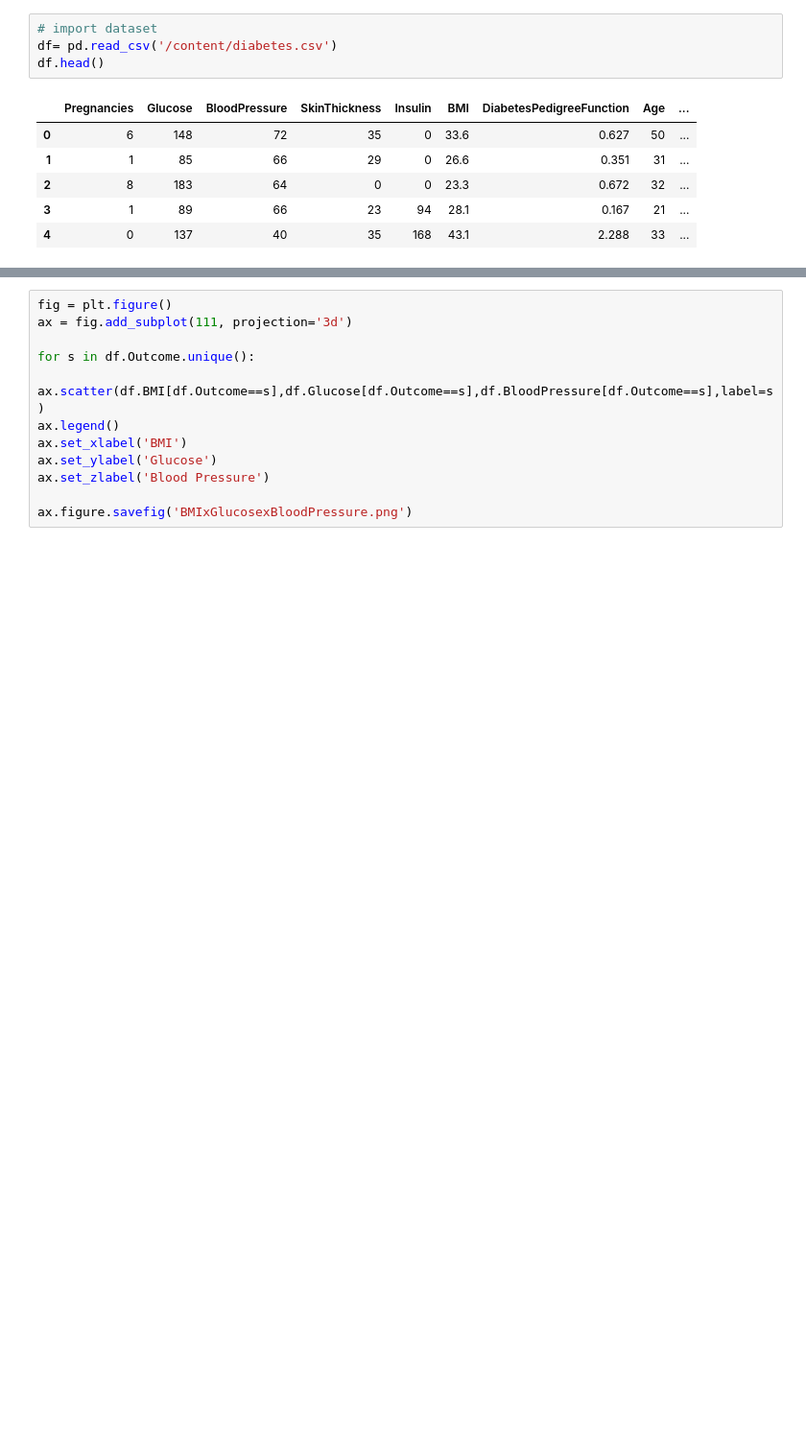
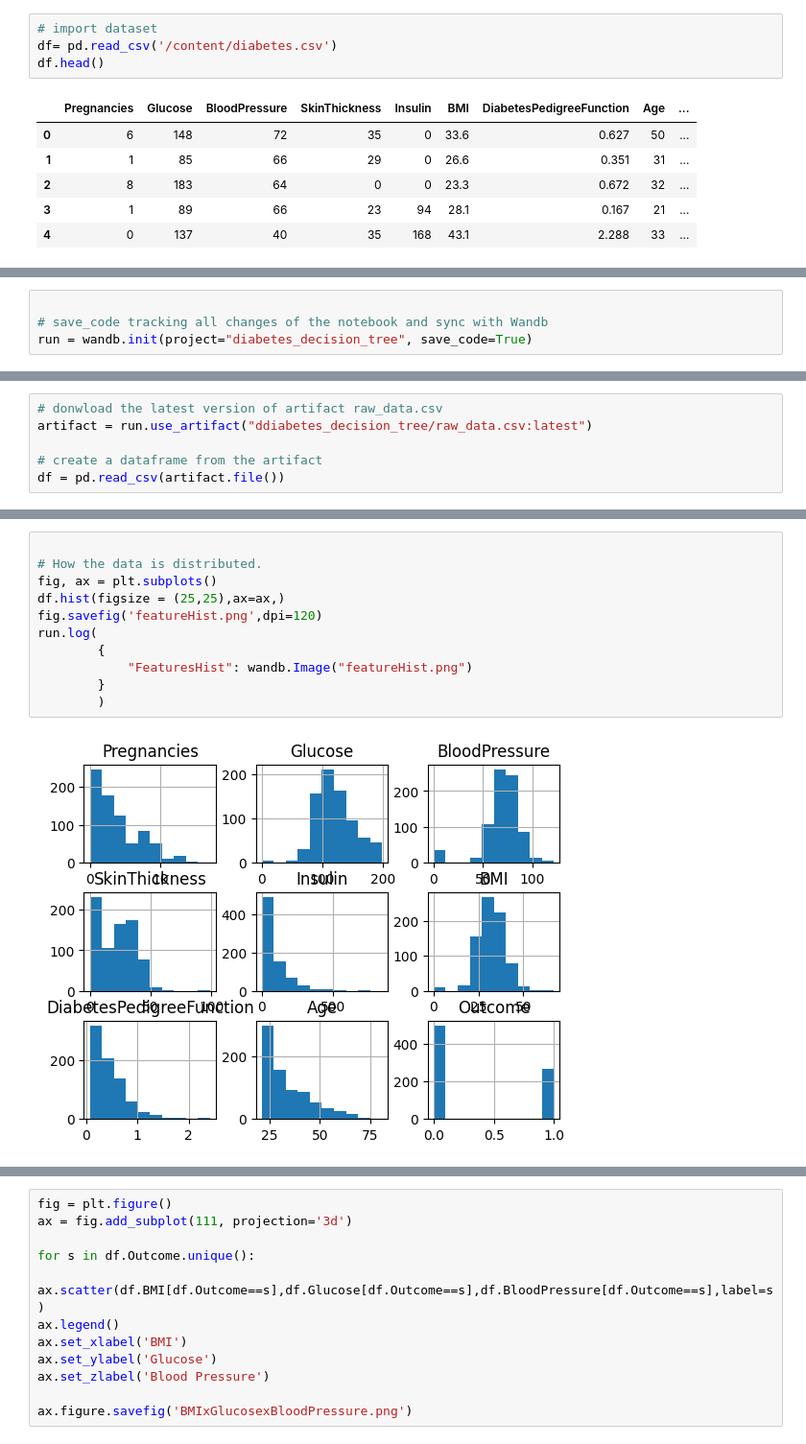
Before and after one commit to Kenicki/Kenicki, a Jupyter notebook: Diabetes_mlops_decision_tree.ipynb, the cells around one changed output, grey strips where cells are left out. Shown: that part at 96% size. Cells and saved outputs as stored; diff of their text form; blank space fills up the shorter version.

```diff
--- a/Diabetes_mlops_decision_tree.ipynb
+++ b/Diabetes_mlops_decision_tree.ipynb
@@ -24,0 +85,4 @@ df.head()
+# %%
+
+# save_code tracking all changes of the notebook and sync with Wandb
+run = wandb.init(project="diabetes_decision_tree", save_code=True)
@@ -25,2 +96,8 @@ df.head()
+# %%
+# donwload the latest version of artifact raw_data.csv
+artifact = run.use_artifact("ddiabetes_decision_tree/raw_data.csv:latest")
+
+# create a dataframe from the artifact
+df = pd.read_csv(artifact.file())
 # %%
 
@@ -108,3 +176,16 @@ sns.heatmap(cm, annot=True, cmap = 'viridis')
 # %% [output]
 <Axes: >
 [figure]
+# %%
+
+# How the data is distributed.
+fig, ax = plt.subplots()
+df.hist(figsize = (25,25),ax=ax,)
+fig.savefig('featureHist.png',dpi=120)
+run.log(
+        {
+            "FeaturesHist": wandb.Image("featureHist.png")
+        }
+        )
+# %% [output]
+[figure, added]
```
Also changed, not shown: parts of 18 cells of this notebook.
